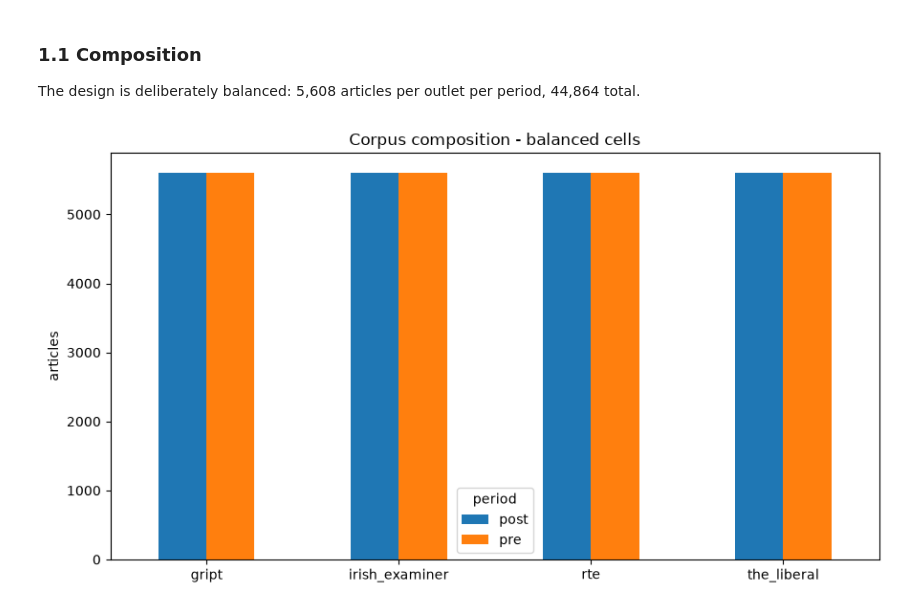
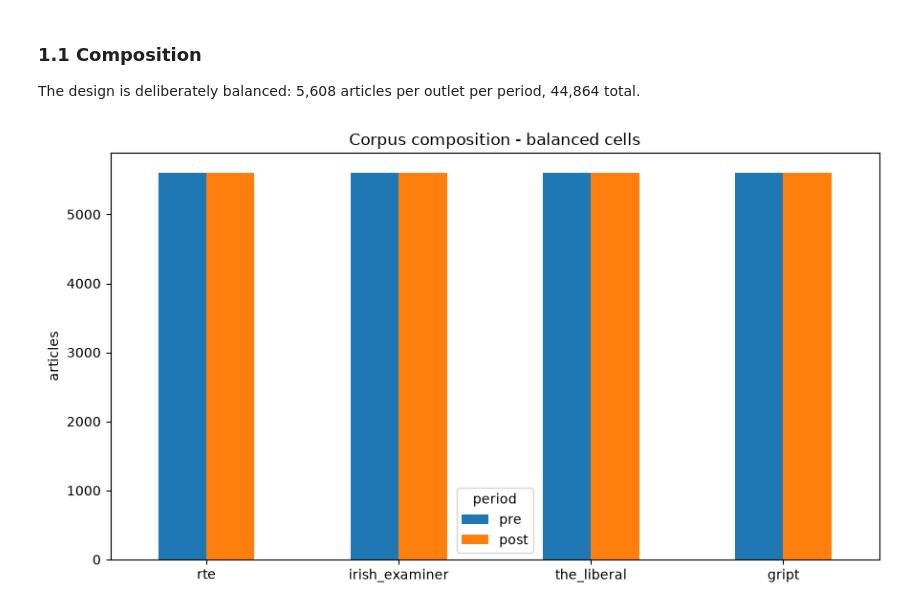
Before and after one commit to Ri-Dearg/eire-ai-analysis, a Jupyter notebook: notebooks/eda_presentation.ipynb, the cells around one changed output. Drawn from its saved outputs; the diff is of its cells as text; code cells hidden in the pictures.

```diff
--- a/notebooks/eda_presentation.ipynb
+++ b/notebooks/eda_presentation.ipynb
@@ -13,6 +14,9 @@ DATA = ROOT / 'data'
 DET_DIR = DATA / 'detection'
 DETECTORS = ['perplexity', 'radar', 'binoculars', 'fastdetectgpt']
 
+
+OUTLET_ORDER = ['rte', 'irish_examiner', 'the_liberal', 'gript']
+PERIOD_ORDER = ['pre', 'post']
 CATEGORY = {
     'rte': 'Legacy',
     'irish_examiner': 'Legacy',
@@ -21,8 +25,16 @@ CATEGORY = {
 }
 
 META_COLS = [
-    'article_id', 'outlet', 'published_date', 'year', 'month',
-    'period', 'section', 'author', 'is_wire', 'word_count',
+    'article_id',
+    'outlet',
+    'published_date',
+    'year',
+    'month',
+    'period',
+    'section',
+    'author',
+    'is_wire',
+    'word_count',
 ]
 
 SCORE_COLS = [f'{detector}_score' for detector in DETECTORS]
@@ -42,9 +54,7 @@ def load_scores(detector: str) -> pd.Series:
     corpus = frame[frame['id'].str.startswith('corpus:')].copy()
     corpus['article_id'] = corpus['id'].str.removeprefix('corpus:')
     return (
-        corpus.set_index('article_id')['score']
-        .astype(float)
-        .rename(f'{detector}_score')
+        corpus.set_index('article_id')['score'].astype(float).rename(f'{detector}_score')
     )
 # %%
 df = pd.read_csv(DATA / 'corpus.csv', usecols=META_COLS)
@@ -70,15 +80,18 @@ Before reading any detector score, we note the structural differences between ou
 
 The design is deliberately balanced: 5,608 articles per outlet per period, 44,864 total.
 # %%
-comp = df.pivot_table(index='outlet', columns='period', aggfunc='size', fill_value=0)
+comp = df.pivot_table(index='outlet', columns='period', aggfunc='size', fill_value=0)[
+    PERIOD_ORDER
+].loc[OUTLET_ORDER]
+
 
 fig, ax = plt.subplots(figsize=(9, 5))
 comp.plot(kind='bar', ax=ax)
 ax.set_title('Corpus composition - balanced cells')
 ax.set_xlabel('')
 ax.set_ylabel('articles')
 ax.tick_params(axis='x', rotation=0)
 ax.legend(title='period')
 fig.tight_layout()
 # %% [output]
-[figure, old version]
+[figure, new version]
```
Also changed, not shown: parts of 3 cells of this notebook.
